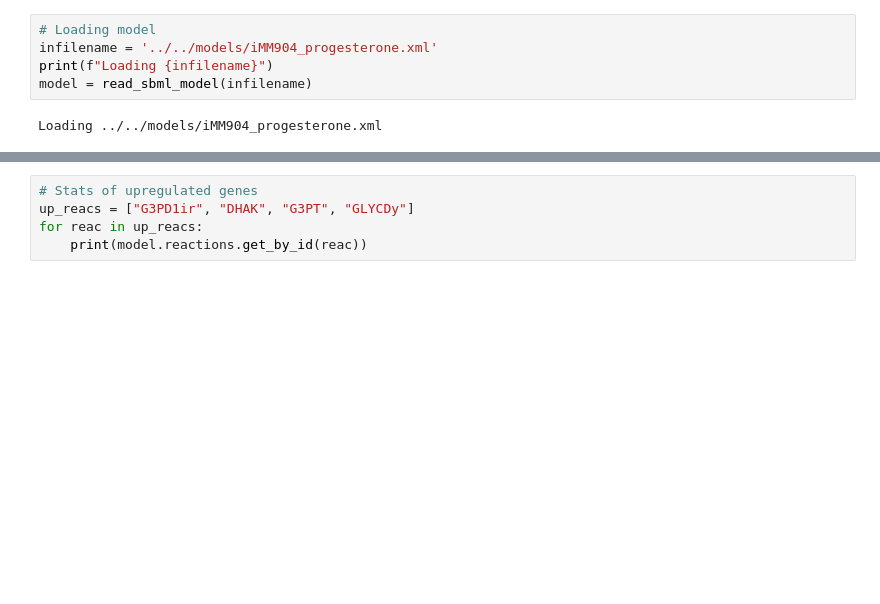
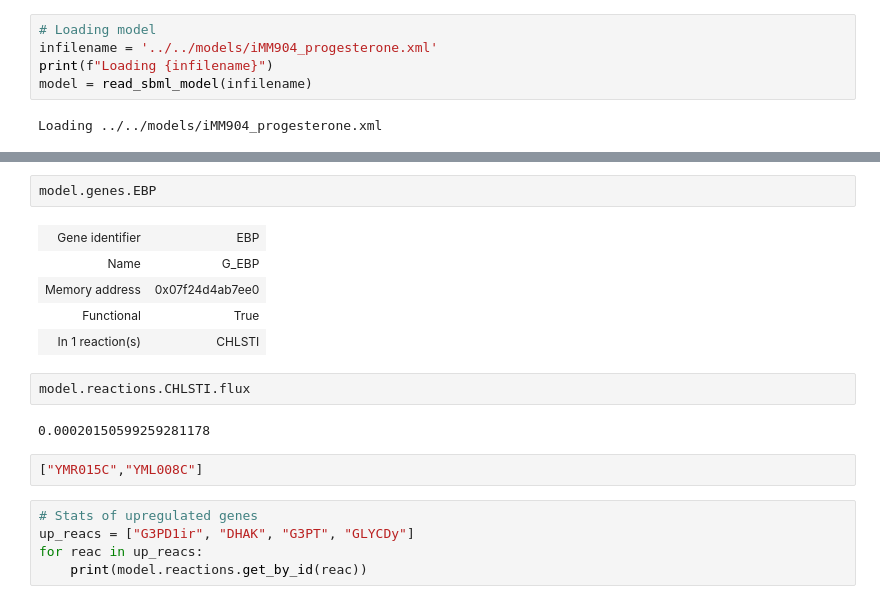
Before and after one commit to 27410/27410-group-assigment-group_3, a Jupyter notebook: misc/Bertram/testRUNE.ipynb, the cells around one changed output, grey strips where cells are left out. Saved outputs shown, nothing was run; the diff lists cells and outputs as text; blank space fills up the shorter version.

```diff
--- a/misc/Bertram/testRUNE.ipynb
+++ b/misc/Bertram/testRUNE.ipynb
@@ -36,3 +49,17 @@ Loading ../../models/iMM904_progesterone.xml
+# %%
+model.genes.EBP
+# %% [output]
+| Gene identifier | EBP |
+| Name | G_EBP |
+| Memory address | 0x07f24d4ab7ee0 |
+| Functional | True |
+| In 1 reaction(s) | CHLSTI |
+# %%
+model.reactions.CHLSTI.flux
+# %% [output]
+0.00020150599259281178
+# %%
+["YMR015C","YML008C"]
 # %%
 # Stats of upregulated genes
 up_reacs = ["G3PD1ir", "DHAK", "G3PT", "GLYCDy"]
```
Also changed, not shown: parts of 2 cells of this notebook.
